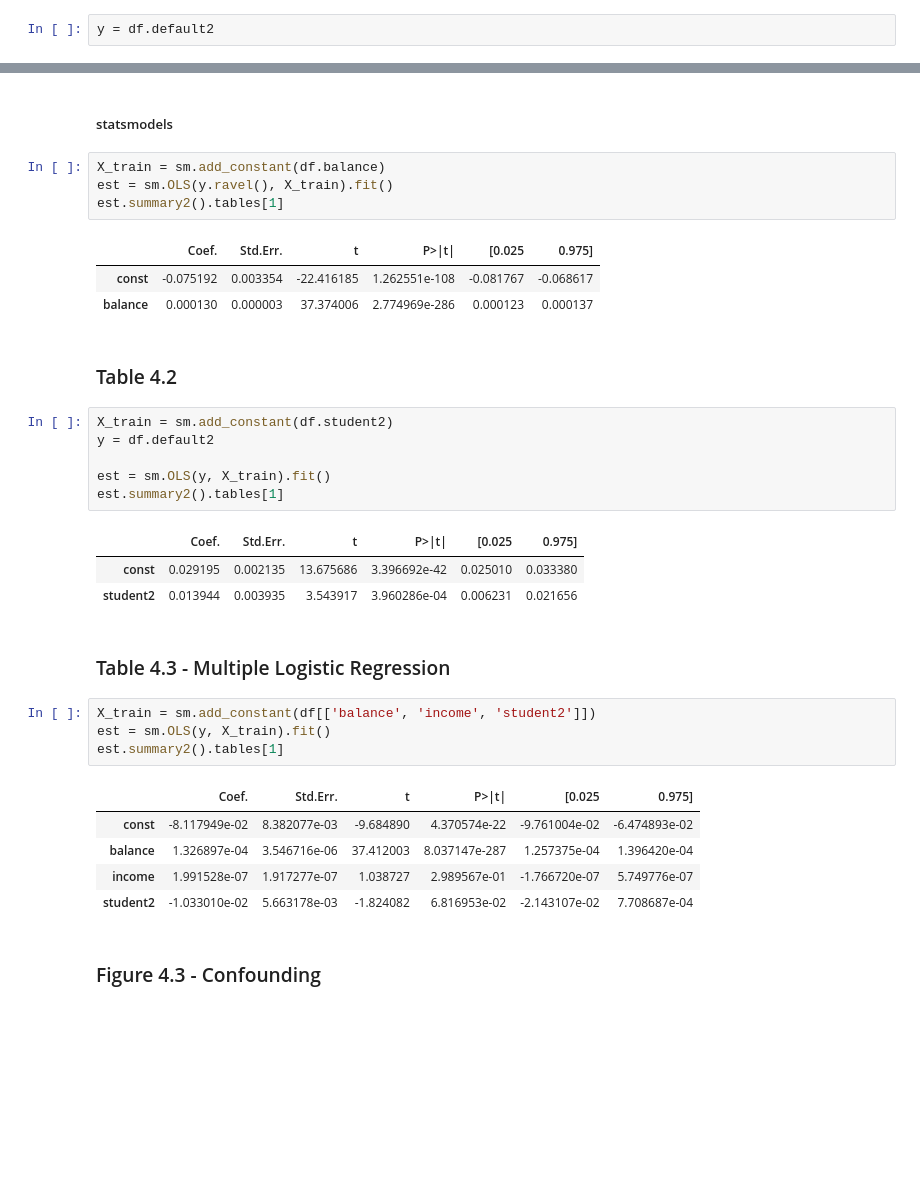
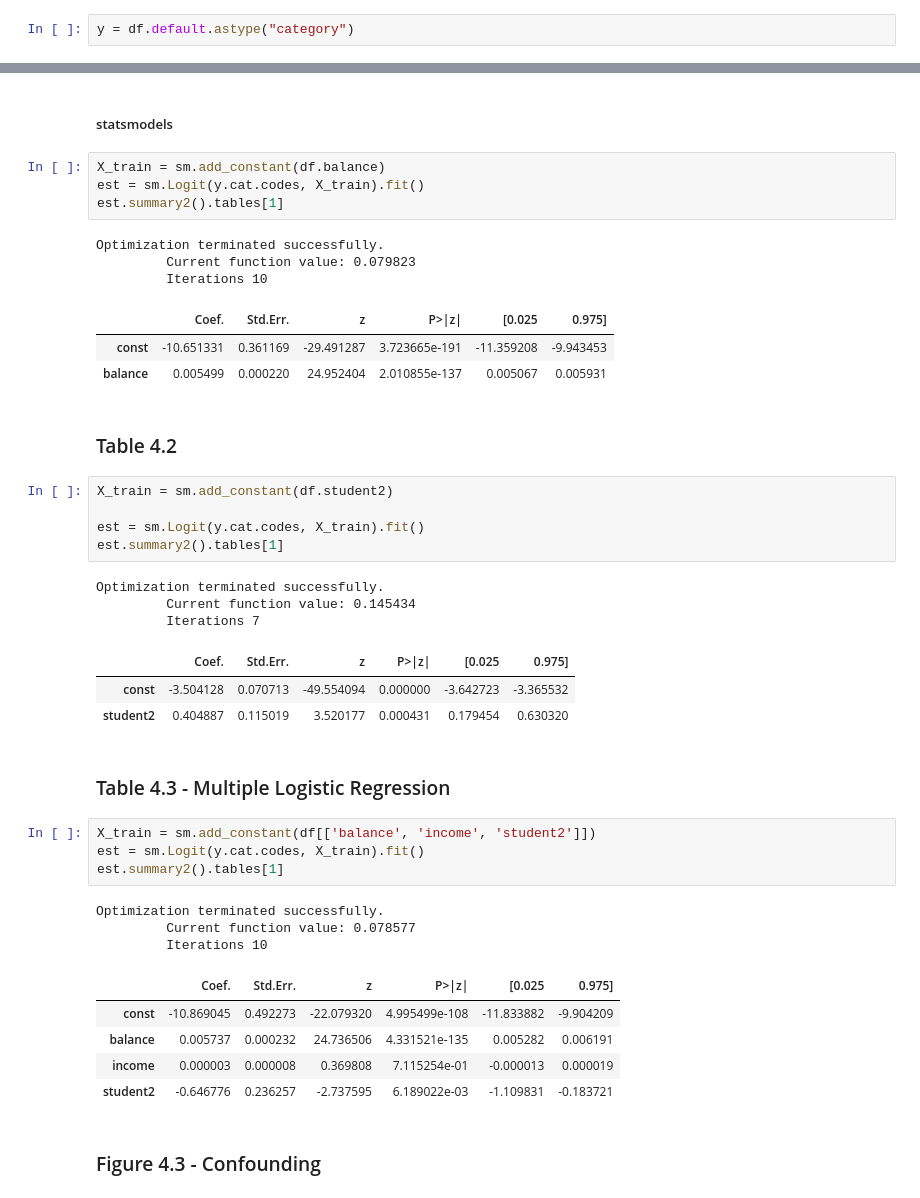
Before and after one commit to tvanzyl/ISL1_Python, a Jupyter notebook: Notebooks/Chapter 4.ipynb, the cells around one changed output, grey strips where cells are left out. Cells and saved outputs as stored; diff of their text form; blank space fills up the shorter version.

```diff
--- a/Notebooks/Chapter 4.ipynb
+++ b/Notebooks/Chapter 4.ipynb
@@ -134,7 +138,7 @@ for ax in fig.axes:
 # %% [markdown]
 ### Table 4.1
 # %%
-y = df.default2
+y = df.default.astype("category")
 # %% [markdown]
 #####  scikit-learn
 # %%
@@ -156,36 +160,44 @@ intercept : [-10.65132824]
 ##### statsmodels
 # %%
 X_train = sm.add_constant(df.balance)
-est = sm.OLS(y.ravel(), X_train).fit()
+est = sm.Logit(y.cat.codes, X_train).fit()
 est.summary2().tables[1]
 # %% [output]
+Optimization terminated successfully.
+         Current function value: 0.079823
+         Iterations 10
-|  | Coef. | Std.Err. | t | P>|t| | [0.025 | 0.975] |
-| const | -0.075192 | 0.003354 | -22.416185 | 1.262551e-108 | -0.081767 | -0.068617 |
-| balance | 0.000130 | 0.000003 | 37.374006 | 2.774969e-286 | 0.000123 | 0.000137 |
+|  | Coef. | Std.Err. | z | P>|z| | [0.025 | 0.975] |
+| const | -10.651331 | 0.361169 | -29.491287 | 3.723665e-191 | -11.359208 | -9.943453 |
+| balance | 0.005499 | 0.000220 | 24.952404 | 2.010855e-137 | 0.005067 | 0.005931 |
 # %% [markdown]
 ###  Table 4.2
 # %%
 X_train = sm.add_constant(df.student2)
-y = df.default2
 
-est = sm.OLS(y, X_train).fit()
+est = sm.Logit(y.cat.codes, X_train).fit()
 est.summary2().tables[1]
 # %% [output]
+Optimization terminated successfully.
+         Current function value: 0.145434
+         Iterations 7
-|  | Coef. | Std.Err. | t | P>|t| | [0.025 | 0.975] |
-| const | 0.029195 | 0.002135 | 13.675686 | 3.396692e-42 | 0.025010 | 0.033380 |
-| student2 | 0.013944 | 0.003935 | 3.543917 | 3.960286e-04 | 0.006231 | 0.021656 |
+|  | Coef. | Std.Err. | z | P>|z| | [0.025 | 0.975] |
+| const | -3.504128 | 0.070713 | -49.554094 | 0.000000 | -3.642723 | -3.365532 |
+| student2 | 0.404887 | 0.115019 | 3.520177 | 0.000431 | 0.179454 | 0.630320 |
 # %% [markdown]
 ###  Table 4.3 - Multiple Logistic Regression
 # %%
 X_train = sm.add_constant(df[['balance', 'income', 'student2']])
-est = sm.OLS(y, X_train).fit()
+est = sm.Logit(y.cat.codes, X_train).fit()
 est.summary2().tables[1]
 # %% [output]
+Optimization terminated successfully.
+         Current function value: 0.078577
+         Iterations 10
-|  | Coef. | Std.Err. | t | P>|t| | [0.025 | 0.975] |
-| const | -8.117949e-02 | 8.382077e-03 | -9.684890 | 4.370574e-22 | -9.761004e-02 | -6.474893e-02 |
-| balance | 1.326897e-04 | 3.546716e-06 | 37.412003 | 8.037147e-287 | 1.257375e-04 | 1.396420e-04 |
-| income | 1.991528e-07 | 1.917277e-07 | 1.038727 | 2.989567e-01 | -1.766720e-07 | 5.749776e-07 |
-| student2 | -1.033010e-02 | 5.663178e-03 | -1.824082 | 6.816953e-02 | -2.143107e-02 | 7.708687e-04 |
+|  | Coef. | Std.Err. | z | P>|z| | [0.025 | 0.975] |
+| const | -10.869045 | 0.492273 | -22.079320 | 4.995499e-108 | -11.833882 | -9.904209 |
+| balance | 0.005737 | 0.000232 | 24.736506 | 4.331521e-135 | 0.005282 | 0.006191 |
+| income | 0.000003 | 0.000008 | 0.369808 | 7.115254e-01 | -0.000013 | 0.000019 |
+| student2 | -0.646776 | 0.236257 | -2.737595 | 6.189022e-03 | -1.109831 | -0.183721 |
 # %% [markdown]
 ### Figure 4.3 - Confounding
 # %%
```
Also changed, not shown: parts of 10 cells of this notebook.
